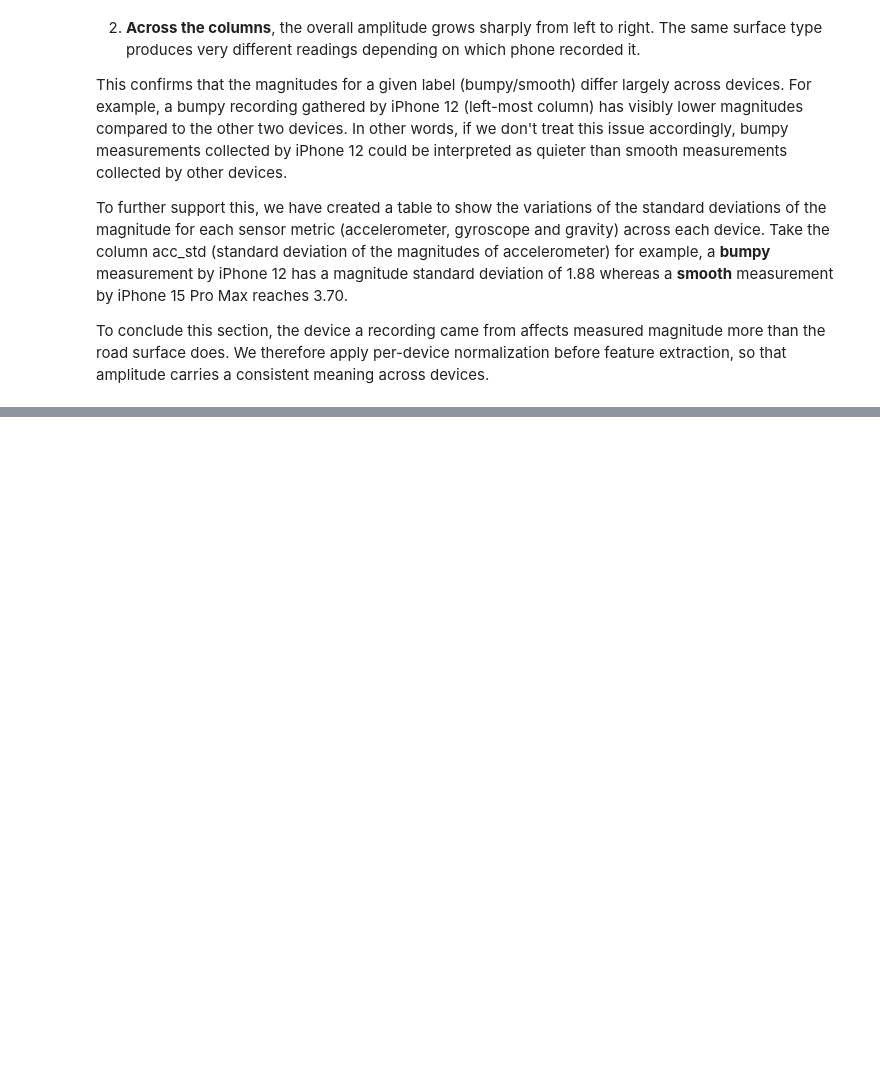
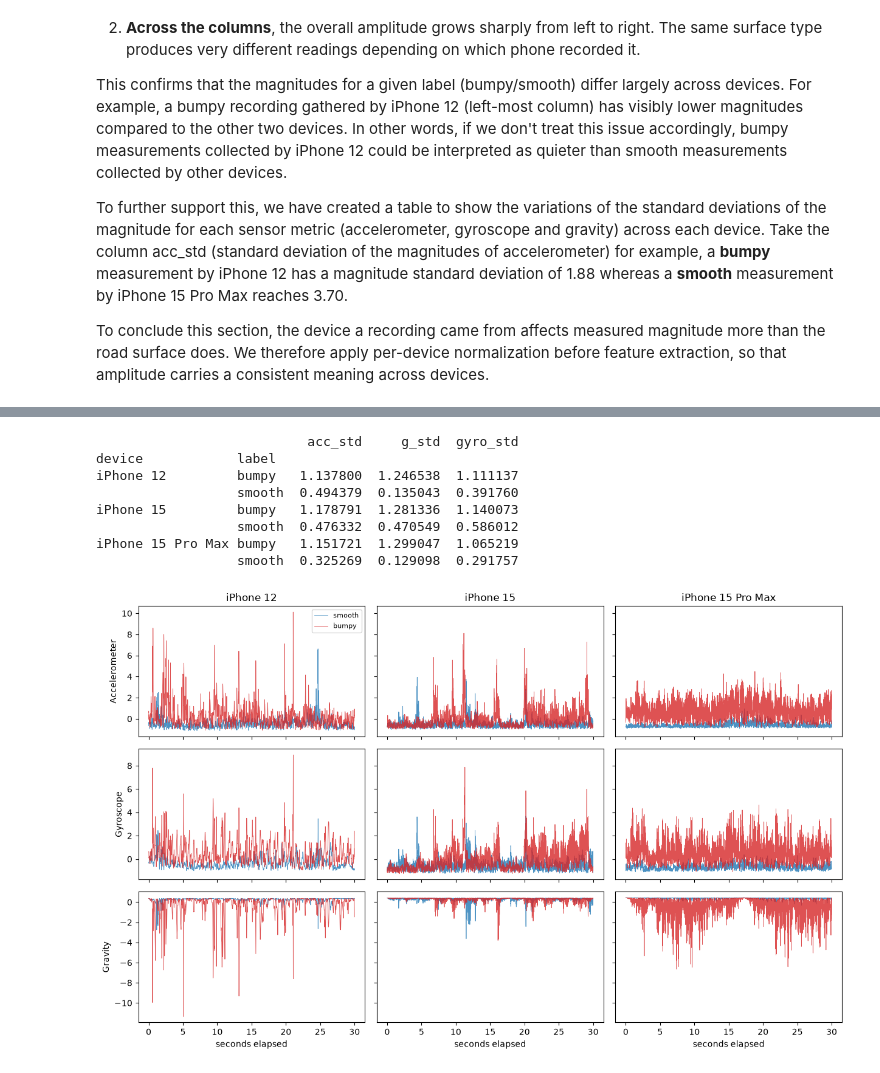
Before and after one commit to dhafinrizaldi/tue-5are0-bike-lane-quality, a Jupyter notebook: group11.ipynb, the cells around one changed output, grey strips where cells are left out. Cells and saved outputs as stored; diff of their text form; code cells hidden in the pictures; blank space fills up the shorter version.

```diff
--- a/group11.ipynb
+++ b/group11.ipynb
@@ -341,0 +343,26 @@ plot_magnitude_variations_per_device(df)
+# %%
+FEATURE_COLUMNS =  [
+    "acc_mag",
+    "gyro_mag",
+    "g_mag",
+]
+def normalize_per_device(df: pd.DataFrame) -> pd.DataFrame:
+    df = df.copy()
+
+    df[FEATURE_COLUMNS] =  df.groupby("device")[FEATURE_COLUMNS].transform(lambda s: (s - s.mean()) / s.std())
+
+    return df
+
+df_norm = normalize_per_device(df)
+plot_sensor_device_grid(df_norm)
+print(plot_magnitude_variations_per_device(df_norm))
+# %% [output]
+                           acc_std     g_std  gyro_std
+device            label
+iPhone 12         bumpy   1.137800  1.246538  1.111137
+                  smooth  0.494379  0.135043  0.391760
+iPhone 15         bumpy   1.178791  1.281336  1.140073
+                  smooth  0.476332  0.470549  0.586012
+iPhone 15 Pro Max bumpy   1.151721  1.299047  1.065219
+                  smooth  0.325269  0.129098  0.291757
+[figure, added]
```
Also changed, not shown: parts of 4 cells of this notebook.
